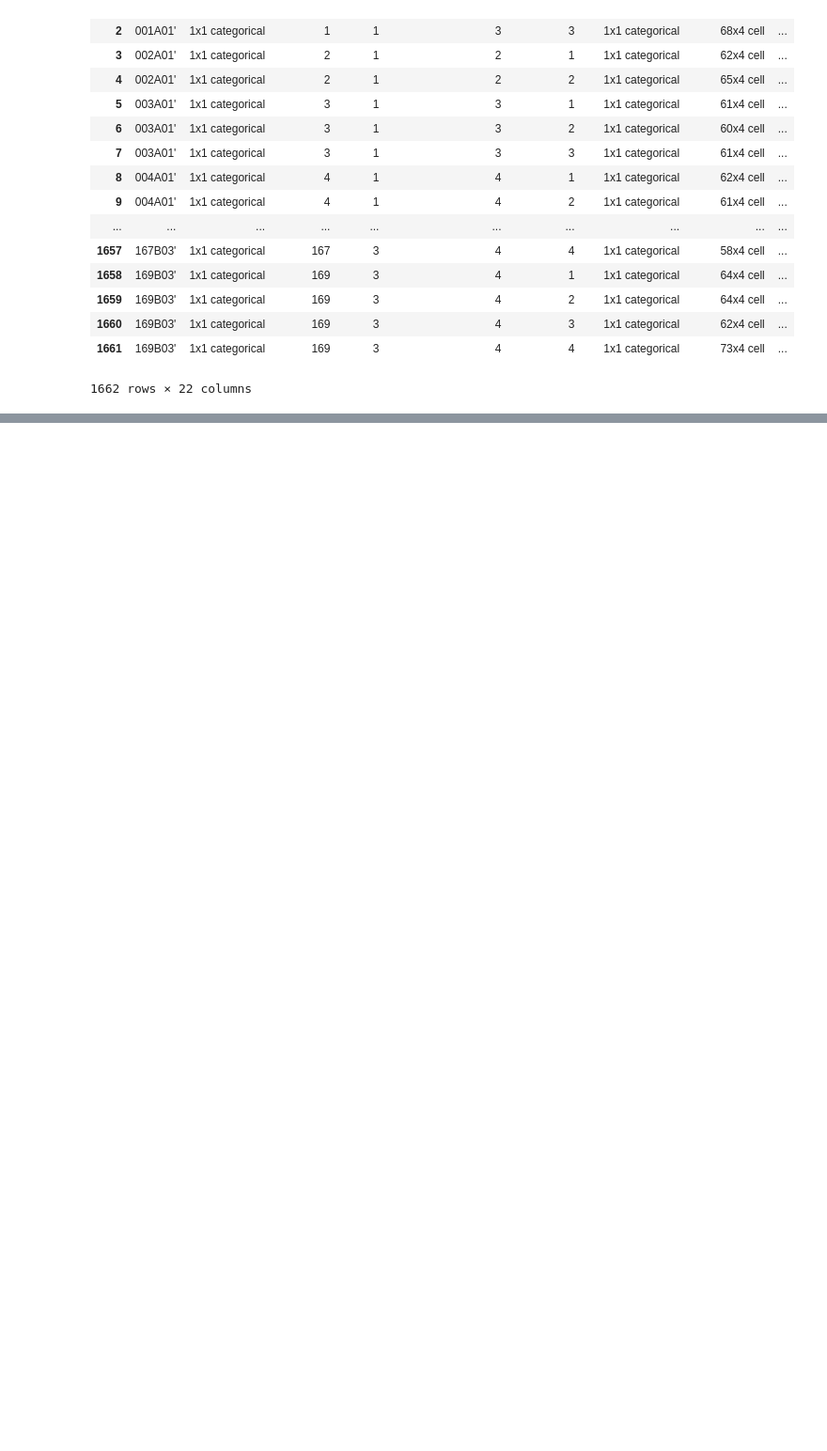
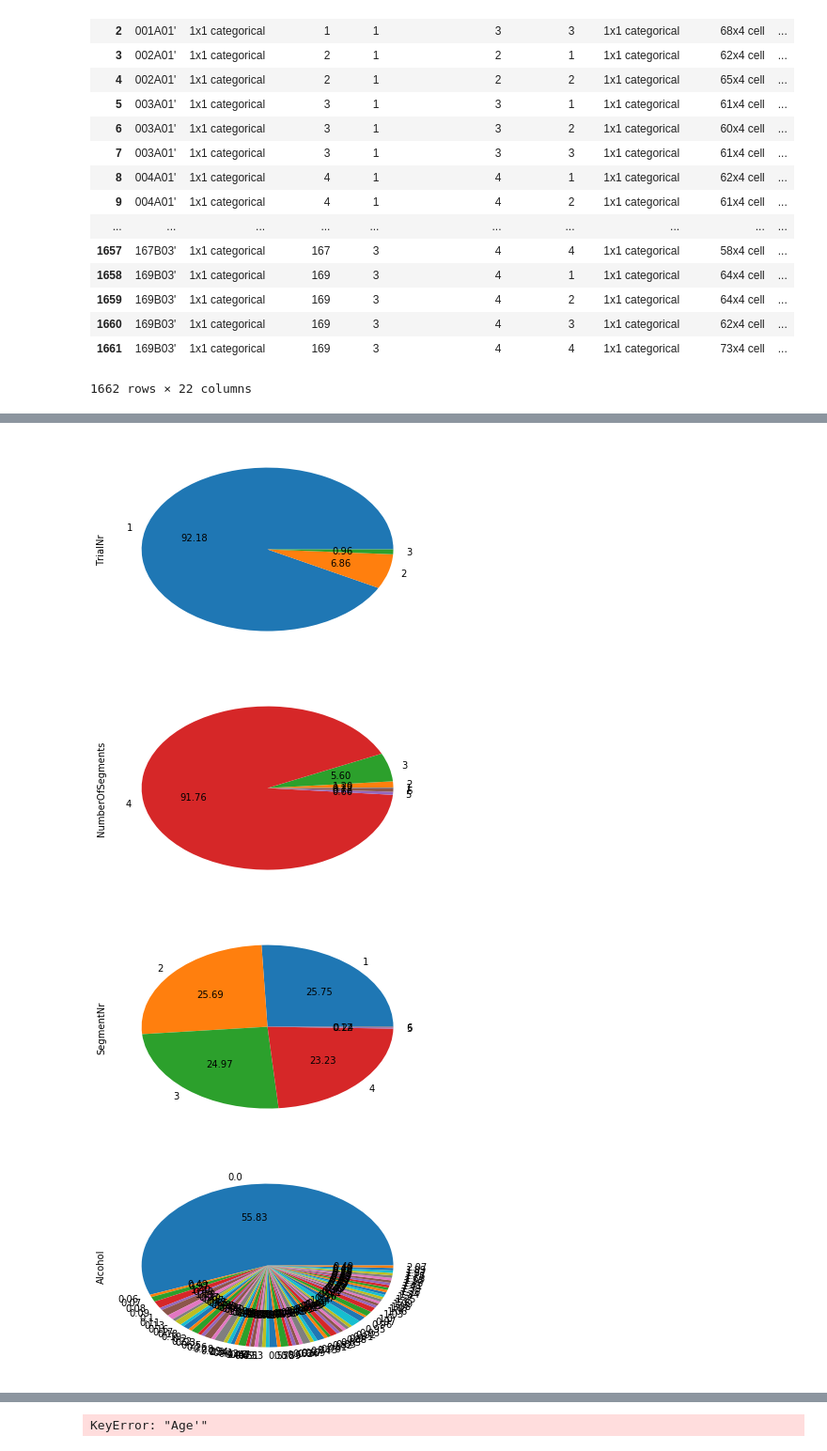
Before and after one commit to VivienvV/fallrisk, a Jupyter notebook: Data_preprocessing/s_getToKnowTheData.ipynb, the cells around one changed output, grey strips where cells are left out. Shown at 94% size. Cells and saved outputs as stored; diff of their text form; code cells hidden in the pictures; blank space fills up the shorter version.

Commit message:
data without balance metric

```diff
--- a/Data_preprocessing/s_getToKnowTheData.ipynb
+++ b/Data_preprocessing/s_getToKnowTheData.ipynb
@@ -56,6 +56,6 @@ display(pd_spineMidData)
 1662 rows × 22 columns
 # %%
 # NUMBER OF UNIQUE VALUES
-# print('Number of unique values per column:')
-# for header in list(pd_spineMidData):
-#     print(header, pd_spineMidData[header].nunique())
+print('Number of unique values per column:')
+for header in list(pd_spineMidData):
+    print(header, pd_spineMidData[header].nunique())
@@ -62,10 +80,10 @@ display(pd_spineMidData)
 # %%
 # RANGES
-# print('The data per column ranges between:')
-# for header in list(pd_spineMidData):
-#     print(header, pd_spineMidData[header].min(), '-', pd_spineMidData[header].max())
+print('The data per column ranges between:')
+for header in list(pd_spineMidData):
+    print(header, pd_spineMidData[header].min(), '-', pd_spineMidData[header].max())
 # %%
 # UNIQUE VALUES
-# print('Unique values per column:')
-# for header in list(pd_spineMidData):
-#     print(header, pd_spineMidData[header].unique())
+print('Unique values per column:')
+for header in list(pd_spineMidData):
+    print(header, pd_spineMidData[header].unique())
@@ -80,16 +116,21 @@ display(pd_spineMidData)
 #     plt.show()
 # %%
 # PIECHARTS
-# headers = [
-#  "TrialNr'",
-#  "NumberOfSegments'",
-#  "SegmentNr'",
-#  "Alcohol'",
-#  "Height'",
-#  "Weight'",
-#  "Age'"]
+headers = [
+ "TrialNr",
+ "NumberOfSegments",
+ "SegmentNr",
+ "Alcohol",
+ "Height",
+ "Weight",
+ "Age'"]
 
-# for header in headers:
-#     perc = pd.DataFrame(pd_spineMidData[header].value_counts(normalize=True) * 100).sort_index()
-#     perc.plot.pie(subplots=True, autopct='%.2f', legend=False)
-#     plt.show()
+for header in headers:
+    perc = pd.DataFrame(pd_spineMidData[header].value_counts(normalize=True) * 100).sort_index()
+    perc.plot.pie(subplots=True, autopct='%.2f', legend=False)
+    plt.show()
+# %% [output]
+[figure, added]
+[figure, added]
+[figure, added]
+[figure, added]
@@ -95,0 +139 @@ display(pd_spineMidData)
+KeyError: "Age'"
```
Also changed, not shown: parts of 3 cells of this notebook, 3 other files.
